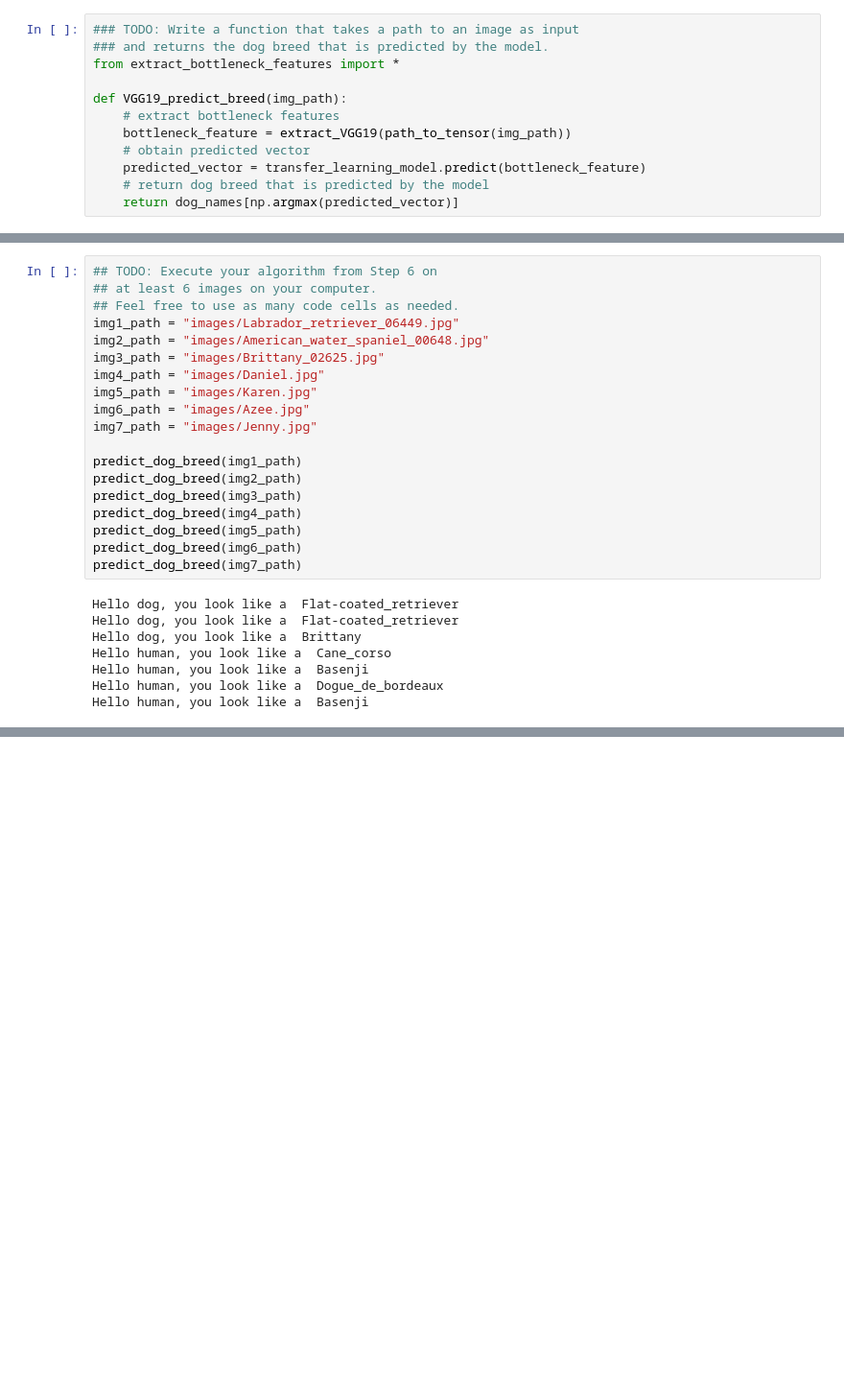
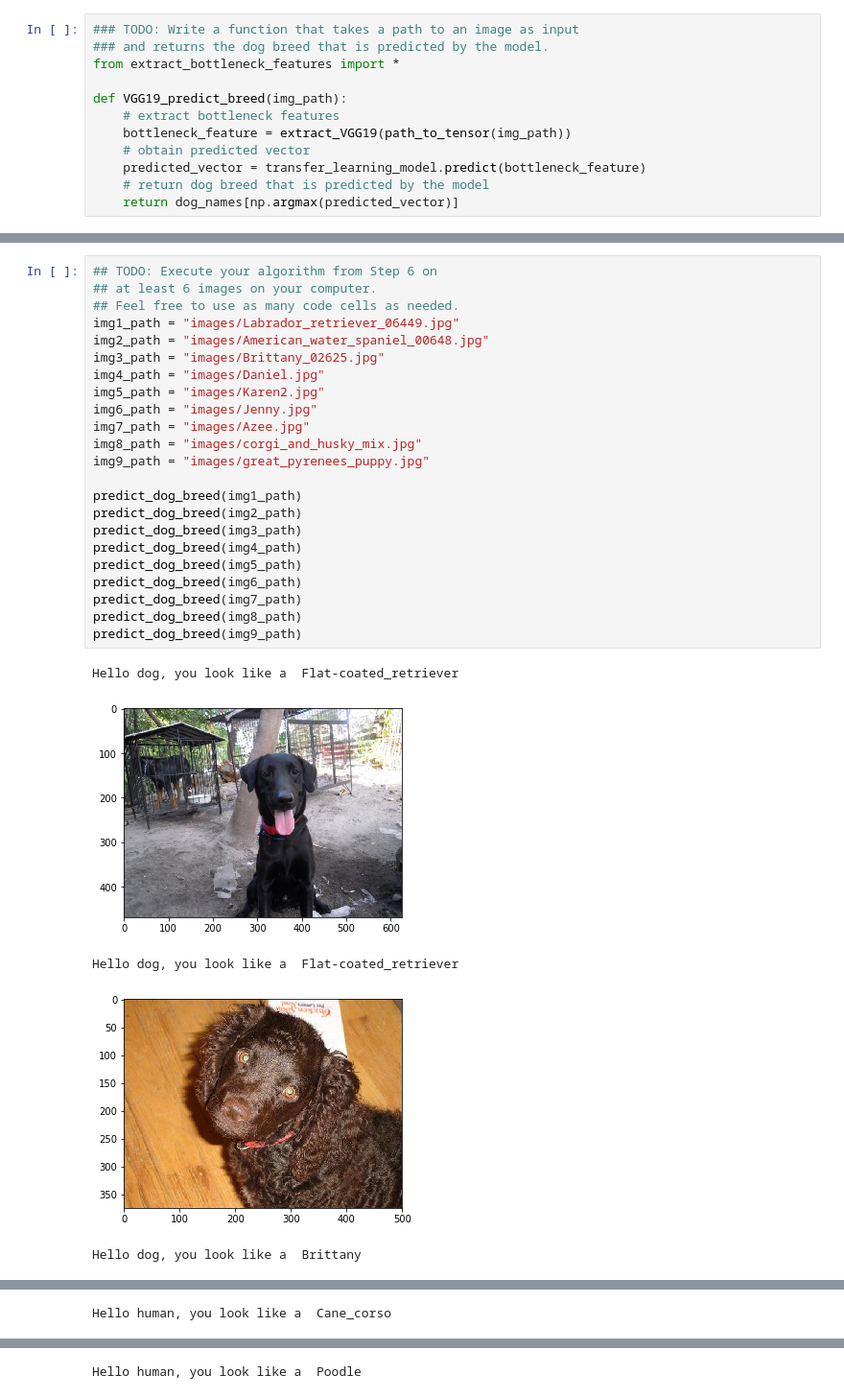
Before and after one commit to karenli1995/classify-dog-project, a Jupyter notebook: dog_app.ipynb, the cells around one changed output, grey strips where cells are left out. Shown at 96% size. Cells and saved outputs as stored; diff of their text form; blank space fills up the shorter version.

```diff
--- a/dog_app.ipynb
+++ b/dog_app.ipynb
@@ -825,27 +830,29 @@ __Answer:__
 # %%
 ## TODO: Execute your algorithm from Step 6 on
 ## at least 6 images on your computer.
 ## Feel free to use as many code cells as needed.
 img1_path = "images/Labrador_retriever_06449.jpg"
 img2_path = "images/American_water_spaniel_00648.jpg"
 img3_path = "images/Brittany_02625.jpg"
 img4_path = "images/Daniel.jpg"
-img5_path = "images/Karen.jpg"
-img6_path = "images/Azee.jpg"
-img7_path = "images/Jenny.jpg"
+img5_path = "images/Karen2.jpg"
+img6_path = "images/Jenny.jpg"
+img7_path = "images/Azee.jpg"
+img8_path = "images/corgi_and_husky_mix.jpg"
+img9_path = "images/great_pyrenees_puppy.jpg"
 
 predict_dog_breed(img1_path)
 predict_dog_breed(img2_path)
 predict_dog_breed(img3_path)
 predict_dog_breed(img4_path)
 predict_dog_breed(img5_path)
 predict_dog_breed(img6_path)
 predict_dog_breed(img7_path)
+predict_dog_breed(img8_path)
+predict_dog_breed(img9_path)
 # %% [output]
 Hello dog, you look like a  Flat-coated_retriever
-Hello dog, you look like a  Flat-coated_retriever
-Hello dog, you look like a  Brittany
-Hello human, you look like a  Cane_corso
-Hello human, you look like a  Basenji
-Hello human, you look like a  Dogue_de_bordeaux
-Hello human, you look like a  Basenji
+[figure, added]
+Hello dog, you look like a  Flat-coated_retriever
+[figure, added]
+Hello dog, you look like a  Brittany
@@ -851,0 +860 @@ Hello human, you look like a  Basenji
+Hello human, you look like a  Cane_corso
@@ -851,0 +862 @@ Hello human, you look like a  Basenji
+Hello human, you look like a  Poodle
```
Also changed, not shown: parts of 12 cells of this notebook, 1 other file.
